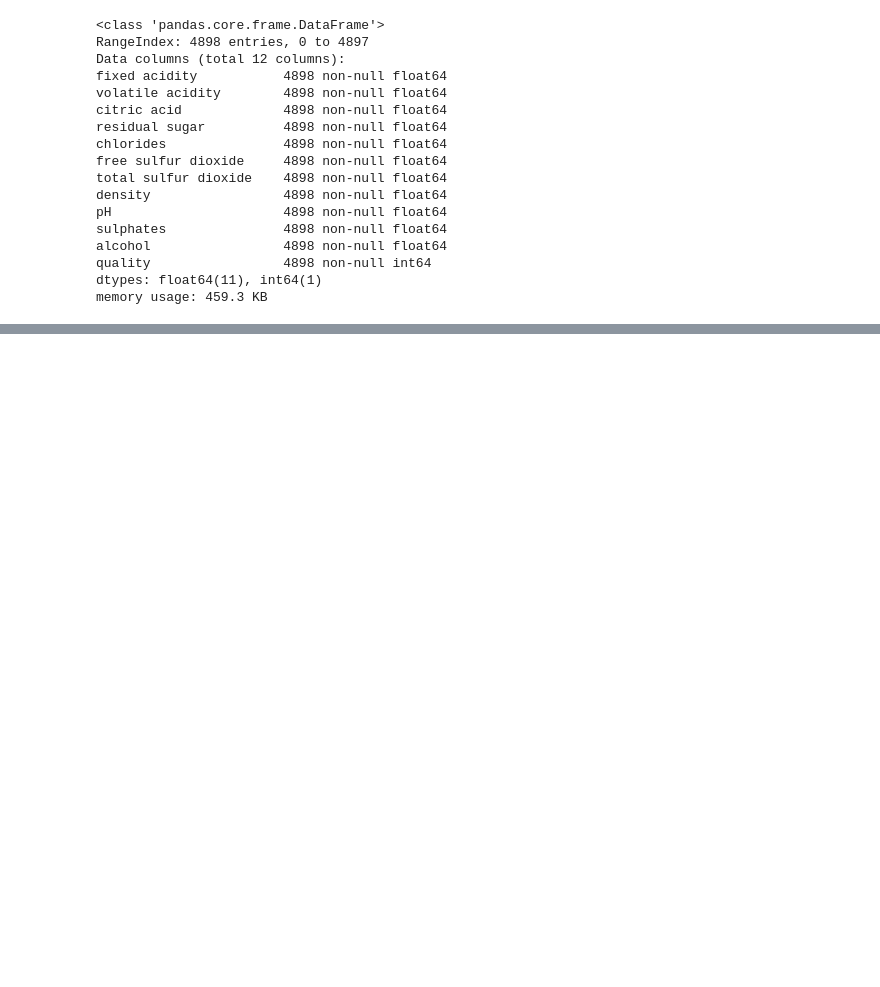
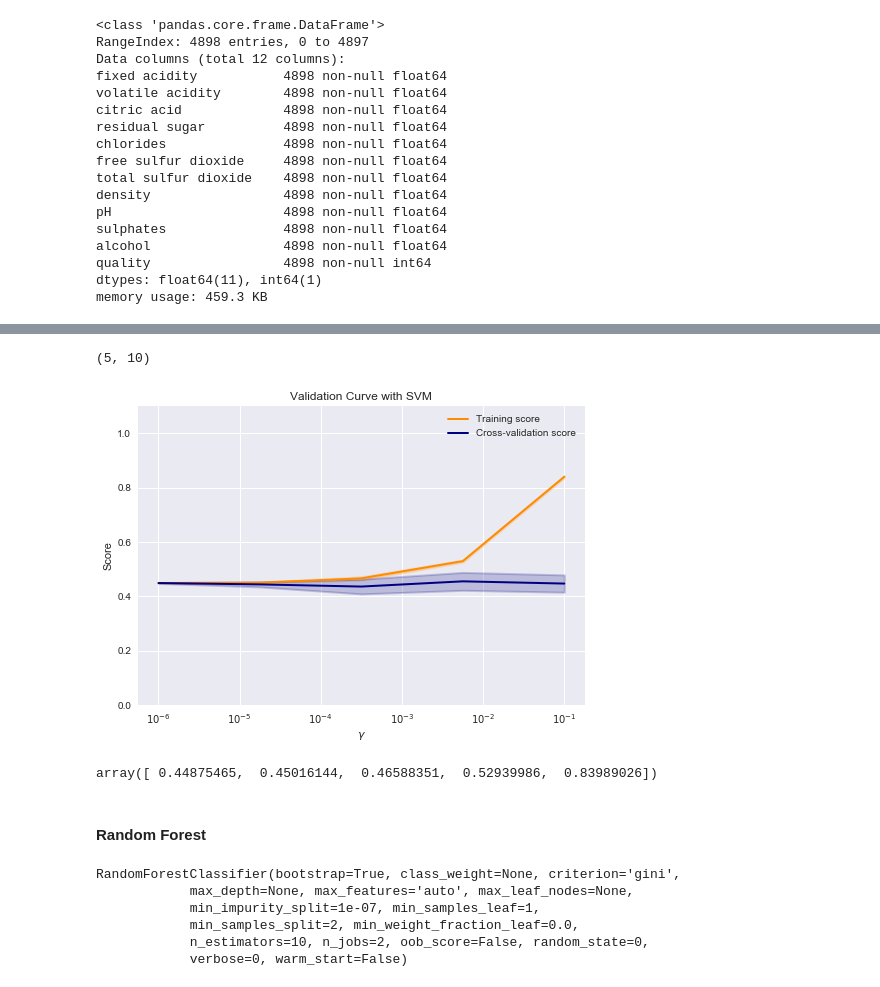
Before and after one commit to Jibinxavier/CS7CS4Machine-Learning, a Jupyter notebook: Assignment3/task2 - Conor-Jibin.ipynb, the cells around one changed output, grey strips where cells are left out. Cells and saved outputs as stored; diff of their text form; code cells hidden in the pictures; blank space fills up the shorter version.

```diff
--- a/Assignment3/task2 - Conor-Jibin.ipynb
+++ b/Assignment3/task2 - Conor-Jibin.ipynb
@@ -117 +110,4 @@ plt.show()
+# %%
+Y = data["quality"]
+X = data.iloc[:,:-1]
 # %%
@@ -203,0 +169,2 @@ data
+# %%
+param_range = np.logspace(-6, -1, 5)
@@ -203,0 +174,39 @@ data
+# %%
+train_scores, test_scores = validation_curve(
+     svm.SVC(), X,Y, param_name="gamma", param_range=param_range,
+    cv=10, scoring="accuracy", n_jobs=4)
+# %%
+train_scores.shape
+# %% [output]
+(5, 10)
+# %%
+train_scores_mean = np.mean(train_scores, axis=1)
+train_scores_std = np.std(train_scores, axis=1)
+test_scores_mean = np.mean(test_scores, axis=1)
+test_scores_std = np.std(test_scores, axis=1)
+# %%
+plt.title("Validation Curve with SVM")
+plt.xlabel("$\gamma$")
+plt.ylabel("Score")
+plt.ylim(0.0, 1.1)
+lw = 2
+plt.semilogx(param_range, train_scores_mean, label="Training score",
+             color="darkorange", lw=lw)
+plt.fill_between(param_range, train_scores_mean - train_scores_std,
+                 train_scores_mean + train_scores_std, alpha=0.2,
+                 color="darkorange", lw=lw)
+plt.semilogx(param_range, test_scores_mean, label="Cross-validation score",
+             color="navy", lw=lw)
+plt.fill_between(param_range, test_scores_mean - test_scores_std,
+                 test_scores_mean + test_scores_std, alpha=0.2,
+                 color="navy", lw=lw)
+plt.legend(loc="best")
+plt.show()
+# %% [output]
+[figure, added]
+# %%
+train_scores_mean
+# %% [output]
+array([ 0.44875465,  0.45016144,  0.46588351,  0.52939986,  0.83989026])
+# %% [markdown]
+#### Random Forest
@@ -203,0 +220,9 @@ data
+# %%
+clf.fit(X_train, y_train)
+# %% [output]
+RandomForestClassifier(bootstrap=True, class_weight=None, criterion='gini',
+            max_depth=None, max_features='auto', max_leaf_nodes=None,
+            min_impurity_split=1e-07, min_samples_leaf=1,
+            min_samples_split=2, min_weight_fraction_leaf=0.0,
+            n_estimators=10, n_jobs=2, oob_score=False, random_state=0,
+            verbose=0, warm_start=False)
```
Also changed, not shown: parts of 22 cells of this notebook.
